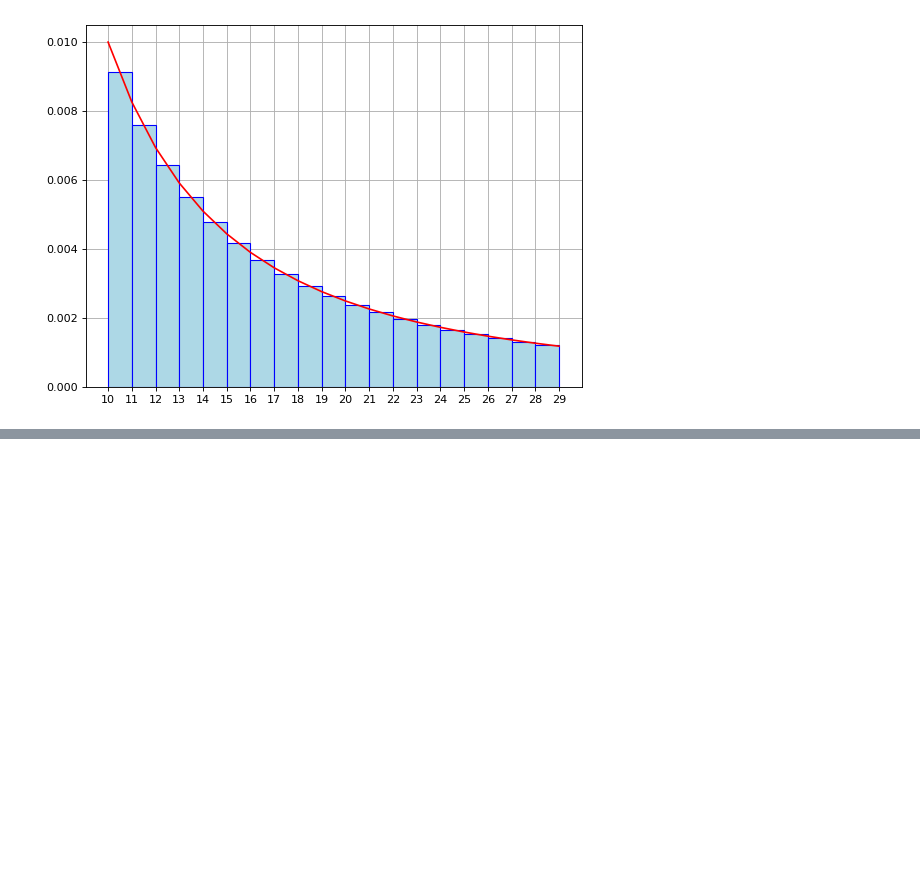
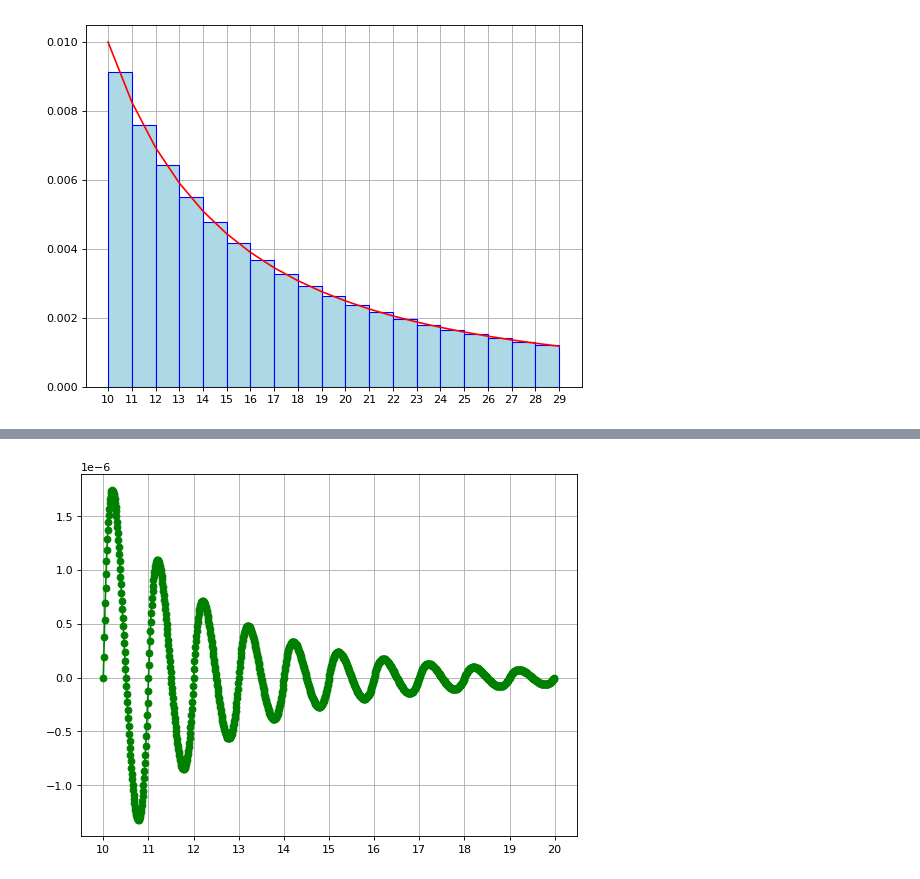
Before and after one commit to ahartel/rzf, a Jupyter notebook: euler_maclaurin_summation.ipynb, the cells around one changed output, grey strips where cells are left out. Saved outputs shown, nothing was run; the diff lists cells and outputs as text; code cells hidden in the pictures; blank space fills up the shorter version.

```diff
--- a/euler_maclaurin_summation.ipynb
+++ b/euler_maclaurin_summation.ipynb
@@ -52,0 +53,14 @@ ax.grid()
+# %%
+err_xs = np.arange(10, 20, 0.01)
+def difference(x):
+    arg = x - np.floor(x)
+    return 4 * (np.power(arg, 3) - 3/2 * np.power(arg, 2) + 1/2*arg) / np.power(x, 5)
+
+fig = plt.figure(figsize=(8, 6), dpi=80)
+ax = fig.add_subplot(1,1,1)
+
+ax.set_xticks(xs)
+ax.plot(err_xs, difference(err_xs), '-o', color='green')
+ax.grid()
+# %% [output]
+[figure, added]
```
Also changed, not shown: parts of 1 cell of this notebook.
